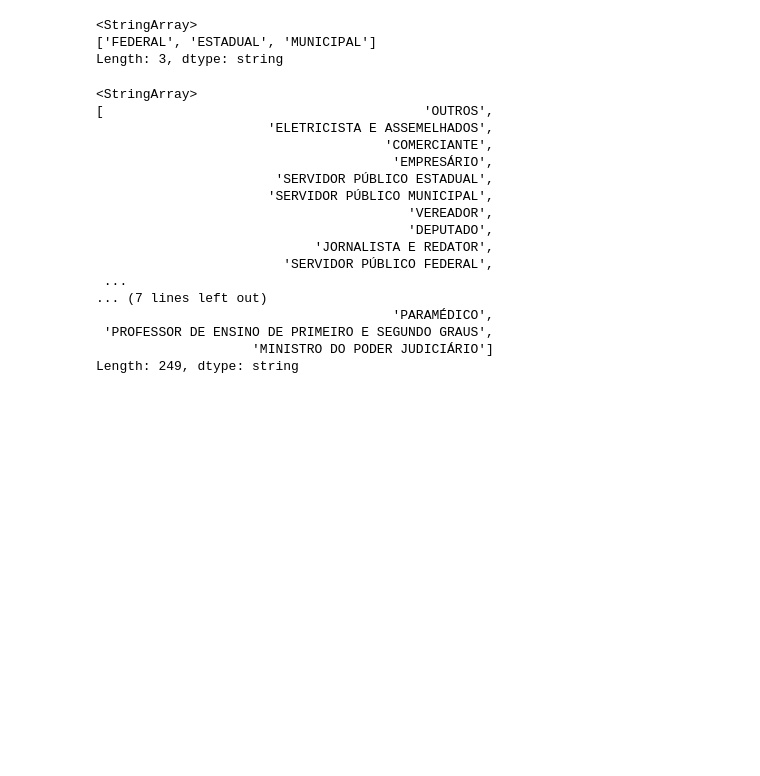
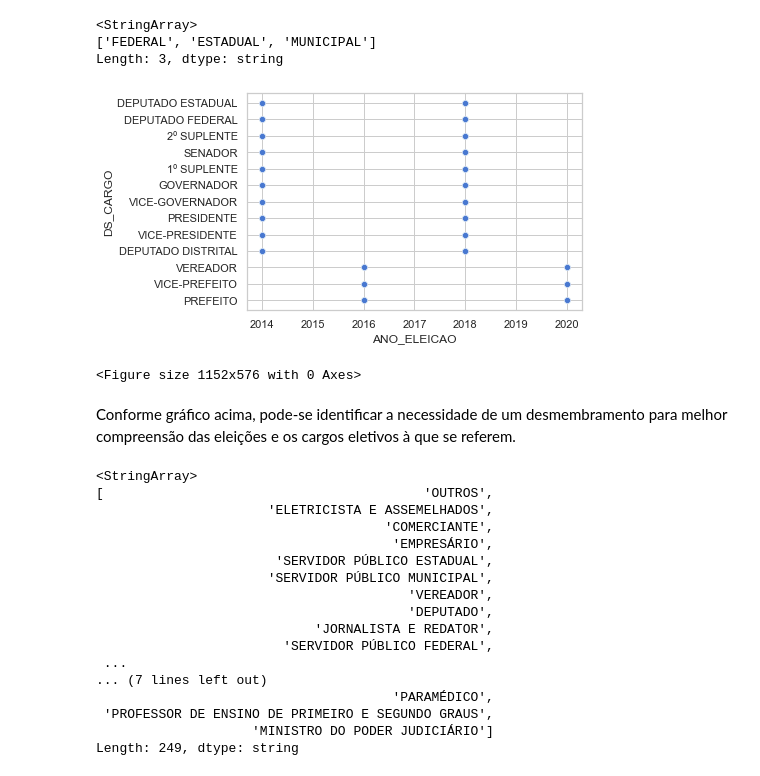
Before and after one commit to Ludmilla-oliveira/analisedadoseleicoestse, a Jupyter notebook: analisepartidospoliticos14e18.ipynb, the cells around one changed output. Saved outputs shown, nothing was run; the diff lists cells and outputs as text; code cells hidden in the pictures; blank space fills up the shorter version.

Commit message:
Update analisepartidospoliticos14e18.ipynb
Update com inclusão de gráfico com o comparativos das eleições analisadas.

```diff
--- a/analisepartidospoliticos14e18.ipynb
+++ b/analisepartidospoliticos14e18.ipynb
@@ -10,7 +10,7 @@ from io import BytesIO
 import os
 import glob
 import seaborn as sns
-sns.set_style('whitegrid')
+sns.set_theme(style="whitegrid", palette="muted")
 import time
 # %%
 #Importação da função Counter e da biblioteca matplotlib.pyplot
@@ -129,6 +129,15 @@ data_frame['TP_ABRANGENCIA'].unique()
 <StringArray>
 ['FEDERAL', 'ESTADUAL', 'MUNICIPAL']
 Length: 3, dtype: string
+# %%
+res = sns.scatterplot(x=data_frame['ANO_ELEICAO'],y=data_frame['DS_CARGO'])
+fig = plt.figure(figsize=(16,8))
+plt.show()
+# %% [output]
+[figure, added]
+<Figure size 1152x576 with 0 Axes>
+# %% [markdown]
+Conforme gráfico acima, pode-se identificar a necessidade de um desmembramento para melhor compreensão das eleições e os cargos eletivos à que se referem.
 # %%
 data_frame['DS_OCUPACAO'].unique()
 # %% [output]
```
Also changed, not shown: parts of 14 cells of this notebook.
